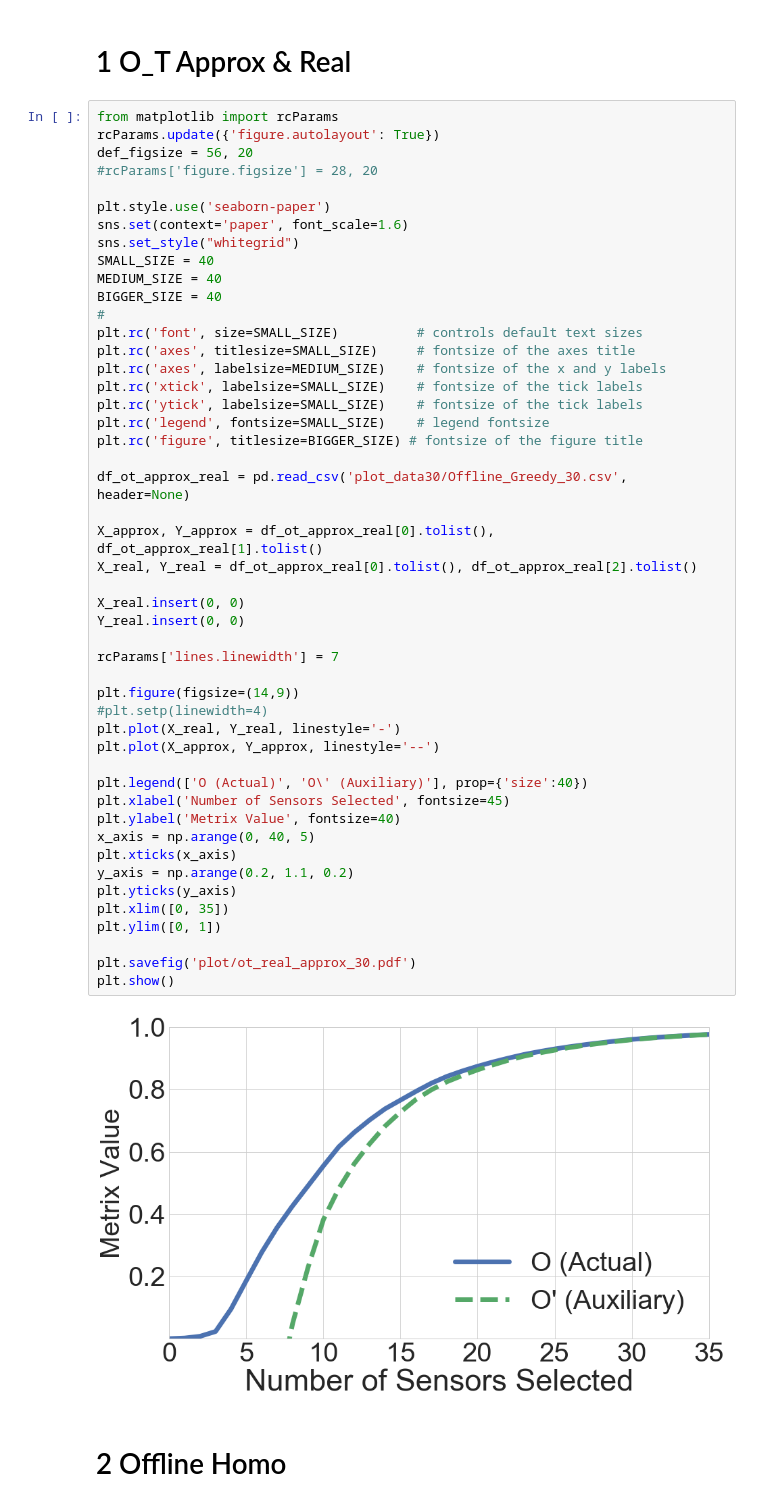
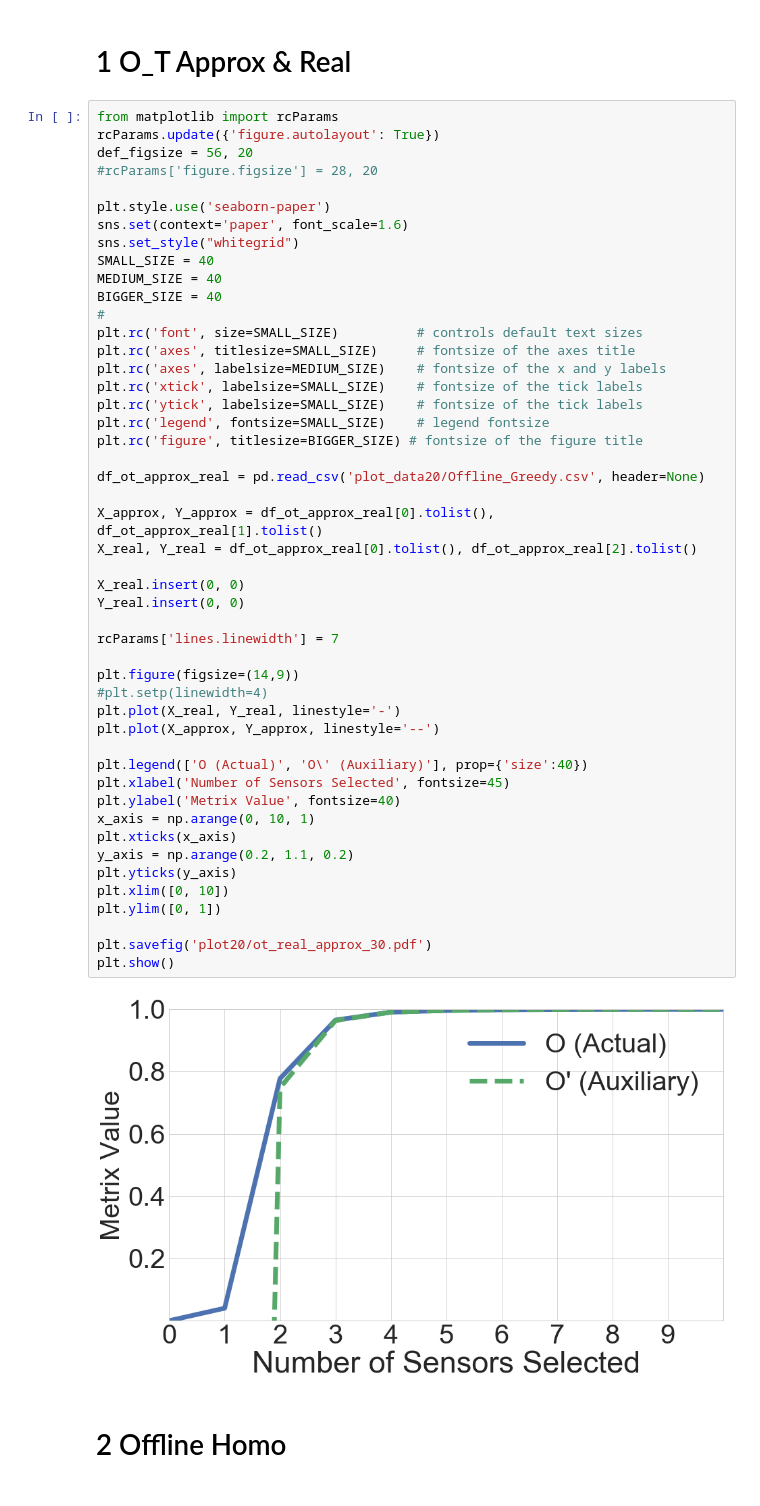
Before and after one commit to Wings-Lab/SelectSensor, a Jupyter notebook: plots.ipynb, the cells around one changed output. Drawn from its saved outputs; the diff is of its cells as text.

```diff
--- a/plots.ipynb
+++ b/plots.ipynb
@@ -25,38 +25,38 @@ plt.rc('axes', titlesize=SMALL_SIZE)     # fontsize of the axes title
 plt.rc('axes', labelsize=MEDIUM_SIZE)    # fontsize of the x and y labels
 plt.rc('xtick', labelsize=SMALL_SIZE)    # fontsize of the tick labels
 plt.rc('ytick', labelsize=SMALL_SIZE)    # fontsize of the tick labels
 plt.rc('legend', fontsize=SMALL_SIZE)    # legend fontsize
 plt.rc('figure', titlesize=BIGGER_SIZE) # fontsize of the figure title
 
-df_ot_approx_real = pd.read_csv('plot_data30/Offline_Greedy_30.csv', header=None)
+df_ot_approx_real = pd.read_csv('plot_data20/Offline_Greedy.csv', header=None)
 
 X_approx, Y_approx = df_ot_approx_real[0].tolist(), df_ot_approx_real[1].tolist()
 X_real, Y_real = df_ot_approx_real[0].tolist(), df_ot_approx_real[2].tolist()
 
 X_real.insert(0, 0)
 Y_real.insert(0, 0)
 
 rcParams['lines.linewidth'] = 7
 
 plt.figure(figsize=(14,9))
 #plt.setp(linewidth=4)
 plt.plot(X_real, Y_real, linestyle='-')
 plt.plot(X_approx, Y_approx, linestyle='--')
 
 plt.legend(['O (Actual)', 'O\' (Auxiliary)'], prop={'size':40})
 plt.xlabel('Number of Sensors Selected', fontsize=45)
 plt.ylabel('Metrix Value', fontsize=40)
-x_axis = np.arange(0, 40, 5)
+x_axis = np.arange(0, 10, 1)
 plt.xticks(x_axis)
 y_axis = np.arange(0.2, 1.1, 0.2)
 plt.yticks(y_axis)
-plt.xlim([0, 35])
+plt.xlim([0, 10])
 plt.ylim([0, 1])
 
-plt.savefig('plot/ot_real_approx_30.pdf')
+plt.savefig('plot20/ot_real_approx_30.pdf')
 plt.show()
 # %% [output]
-[figure, old version]
+[figure, new version]
 # %% [markdown]
 # 2 Offline Homo
 # %%
```
Also changed, not shown: parts of 1 cell of this notebook, 4 other files.
